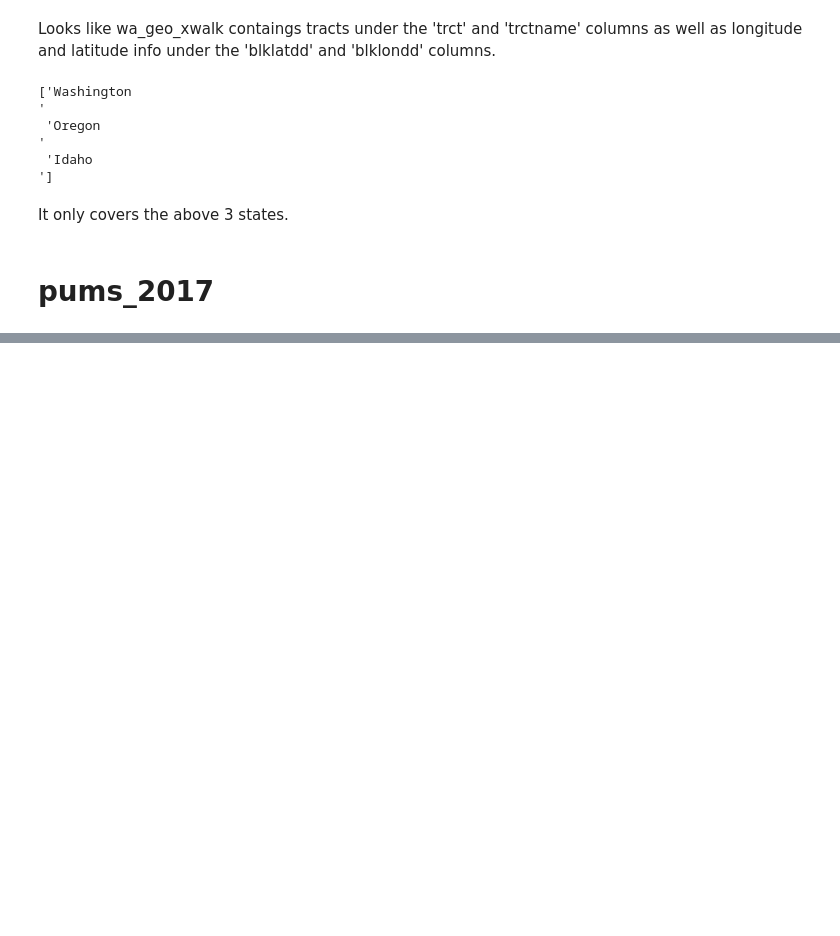
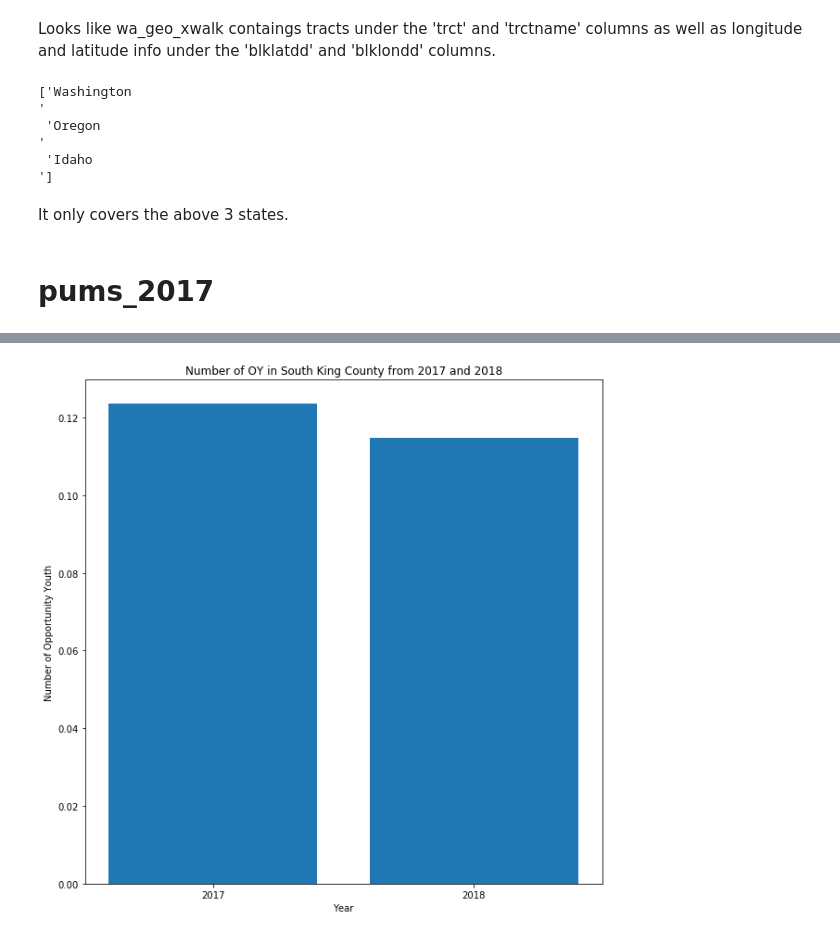
Before and after one commit to mesterhammerfic/mod-1-project-chicago-seattle-ds-051120, a Jupyter notebook: notebooks/exploratory/02_mef_database_descriptions.ipynb, the cells around one changed output, grey strips where cells are left out. Cells and saved outputs as stored; diff of their text form; code cells hidden in the pictures; blank space fills up the shorter version.

```diff
--- a/notebooks/exploratory/02_mef_database_descriptions.ipynb
+++ b/notebooks/exploratory/02_mef_database_descriptions.ipynb
@@ -140,0 +283,8 @@ It only covers the above 3 states.
+# %%
+fig, ax = plt.subplots(figsize=(10,10))
+ax.set_xlabel('Year')
+ax.set_ylabel('Number of Opportunity Youth')
+ax.set_title('Number of OY in South King County from 2017 and 2018')
+ax.bar(x=['2017', '2018'], height = [oy_2017/total_2017, oy_2018/total_2018]);
+# %% [output]
+[figure, added]
```
Also changed, not shown: parts of 14 cells of this notebook, 9 other files.
